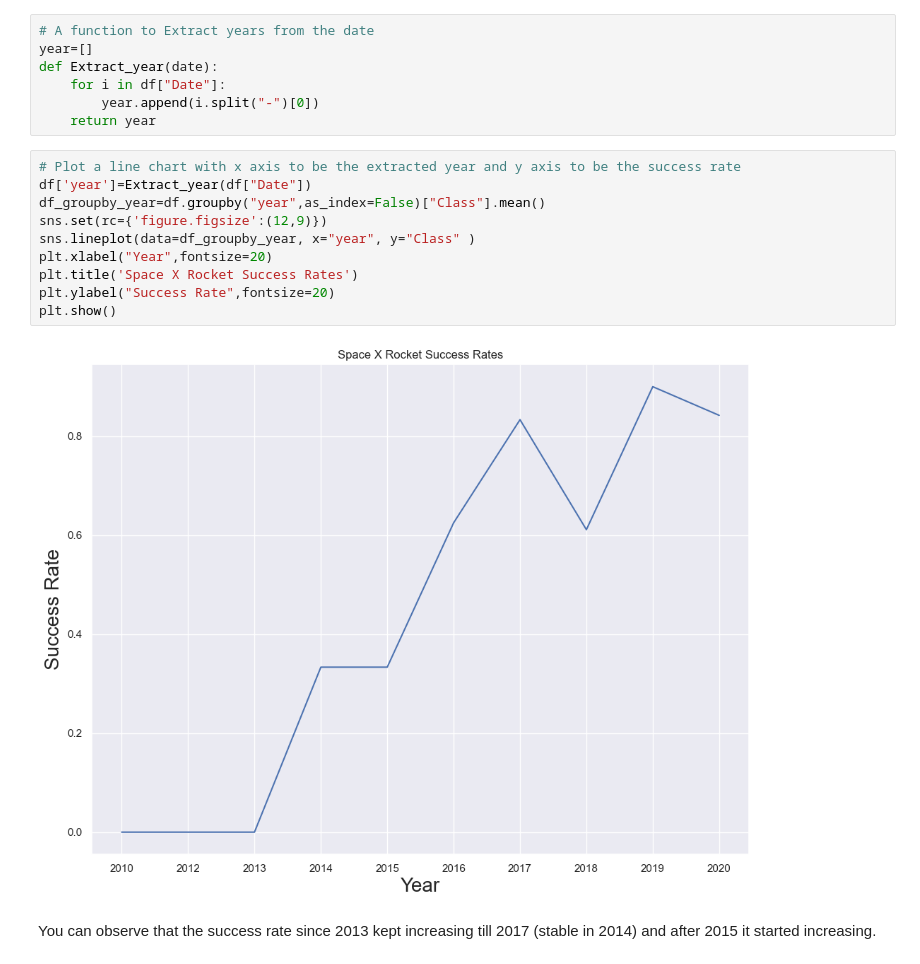
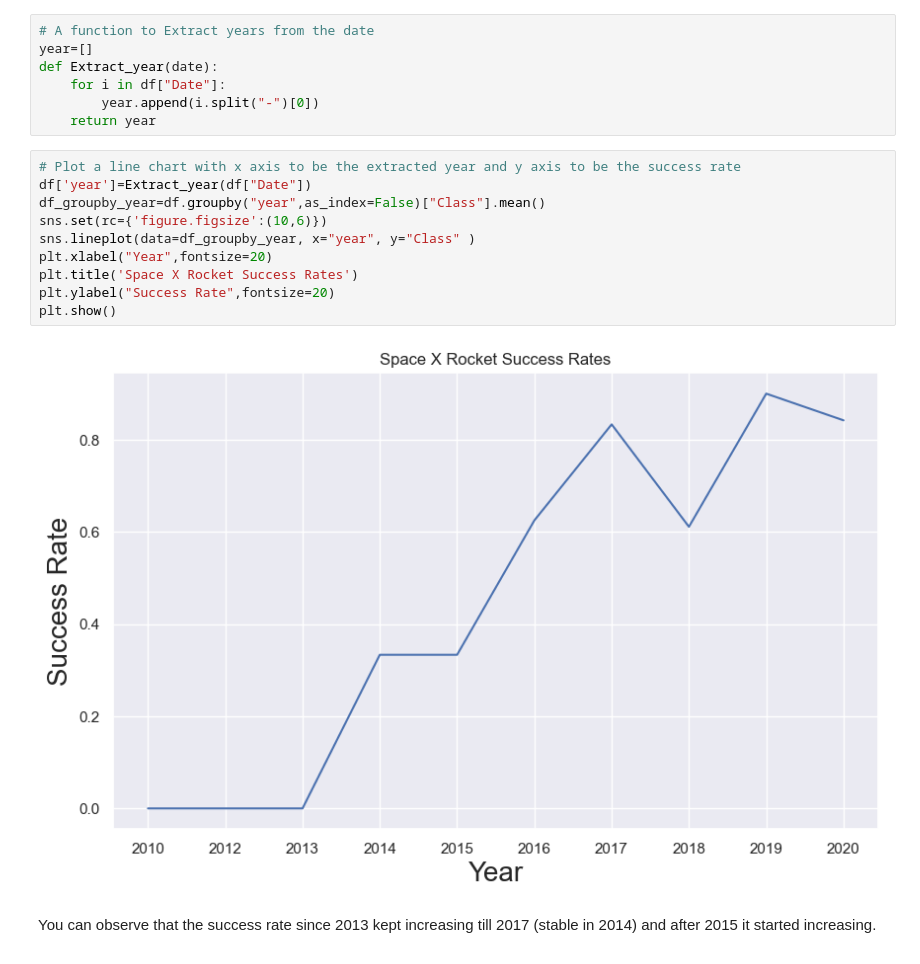
Before and after one commit to vicky1004/IBM_Coursera_Capestone, a Jupyter notebook: jupyter-labs-eda-dataviz.ipynb, the cells around one changed output. Saved outputs shown, nothing was run; the diff lists cells and outputs as text.

```diff
--- a/jupyter-labs-eda-dataviz.ipynb
+++ b/jupyter-labs-eda-dataviz.ipynb
@@ -191,15 +194,15 @@ def Extract_year(date):
 # %%
 # Plot a line chart with x axis to be the extracted year and y axis to be the success rate
 df['year']=Extract_year(df["Date"])
 df_groupby_year=df.groupby("year",as_index=False)["Class"].mean()
-sns.set(rc={'figure.figsize':(12,9)})
+sns.set(rc={'figure.figsize':(10,6)})
 sns.lineplot(data=df_groupby_year, x="year", y="Class" )
 plt.xlabel("Year",fontsize=20)
 plt.title('Space X Rocket Success Rates')
 plt.ylabel("Success Rate",fontsize=20)
 plt.show()
 # %% [output]
-[figure, old version]
+[figure, new version]
 # %% [markdown]
 You can observe that the success rate since 2013 kept increasing till 2017 (stable in 2014) and after 2015 it started increasing.
 # %% [markdown]
```
Also changed, not shown: parts of 6 cells of this notebook.
